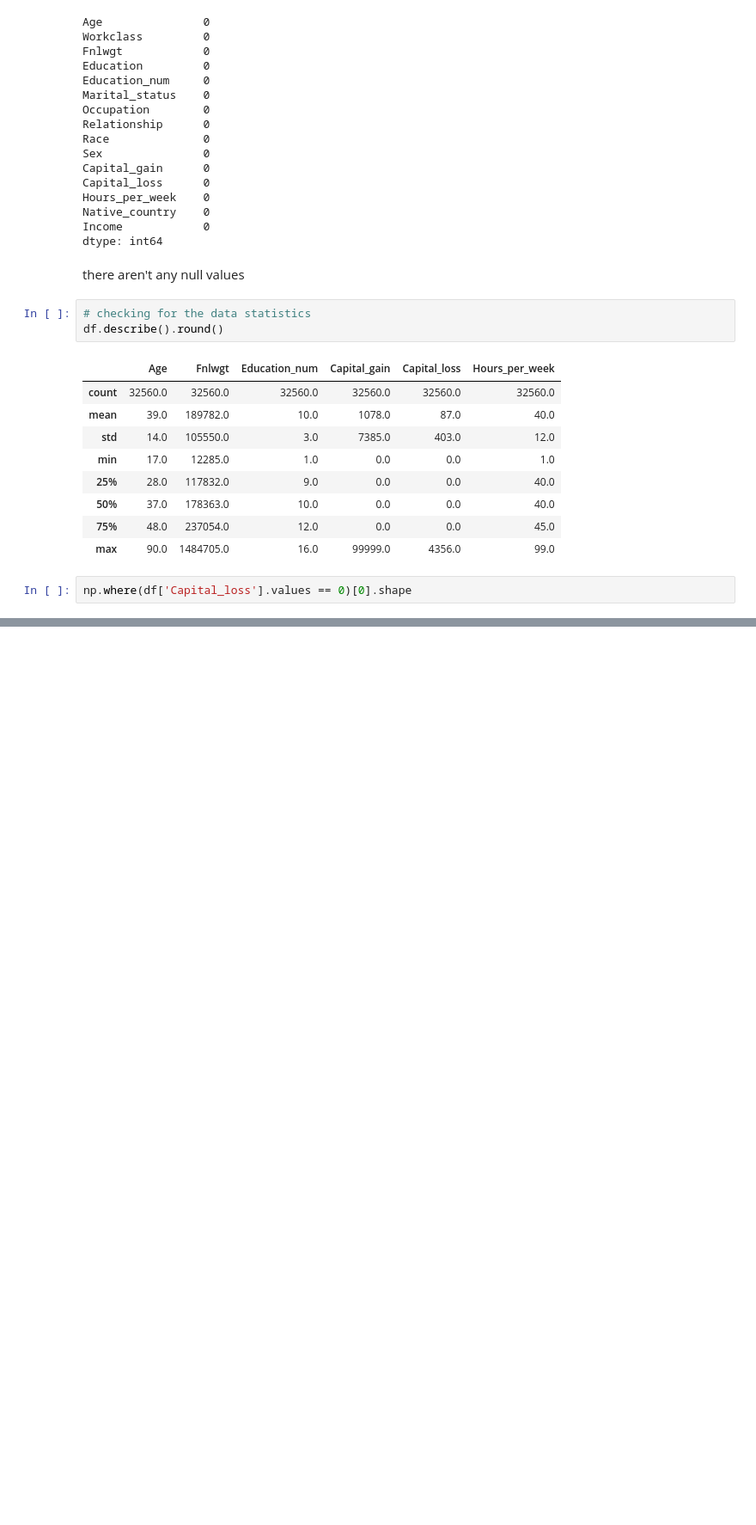
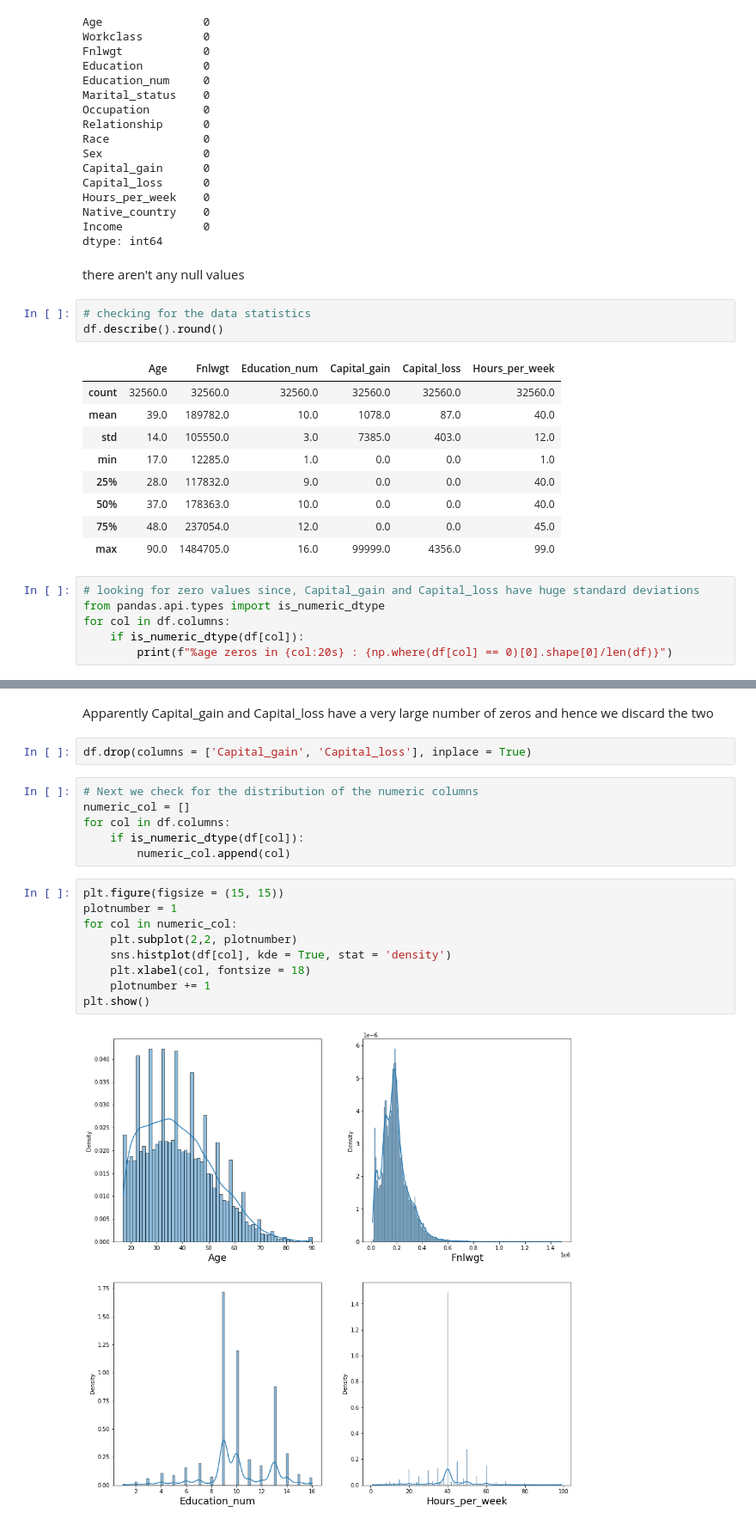
Before and after one commit to zobekenobe/DT-Evaluation-Project, a Jupyter notebook: Project 5.ipynb, the cells around one changed output, grey strips where cells are left out. Shown at 86% size. Drawn from its saved outputs; the diff is of its cells as text; blank space fills up the shorter version.

```diff
--- a/Project 5.ipynb
+++ b/Project 5.ipynb
@@ -117,5 +117,9 @@ df.describe().round()
 | 75% | 48.0 | 237054.0 | 12.0 | 0.0 | 0.0 | 45.0 |
 | max | 90.0 | 1484705.0 | 16.0 | 99999.0 | 4356.0 | 99.0 |
 # %%
-np.where(df['Capital_loss'].values == 0)[0].shape
+# looking for zero values since, Capital_gain and Capital_loss have huge standard deviations
+from pandas.api.types import is_numeric_dtype
+for col in df.columns:
+    if is_numeric_dtype(df[col]):
+        print(f"%age zeros in {col:20s} : {np.where(df[col] == 0)[0].shape[0]/len(df)}")
 # %% [output]
@@ -125,0 +130,21 @@ TypeError: unhashable type: 'DataFrame'
+# %% [markdown]
+Apparently Capital_gain and Capital_loss have a very large number of zeros and hence we discard the two
+# %%
+df.drop(columns = ['Capital_gain', 'Capital_loss'], inplace = True)
+# %%
+# Next we check for the distribution of the numeric columns
+numeric_col = []
+for col in df.columns:
+    if is_numeric_dtype(df[col]):
+        numeric_col.append(col)
+# %%
+plt.figure(figsize = (15, 15))
+plotnumber = 1
+for col in numeric_col:
+    plt.subplot(2,2, plotnumber)
+    sns.histplot(df[col], kde = True, stat = 'density')
+    plt.xlabel(col, fontsize = 18)
+    plotnumber += 1
+plt.show()
+# %% [output]
+[figure, added]
```
Also changed, not shown: parts of 62 cells of this notebook, 6 other files.
